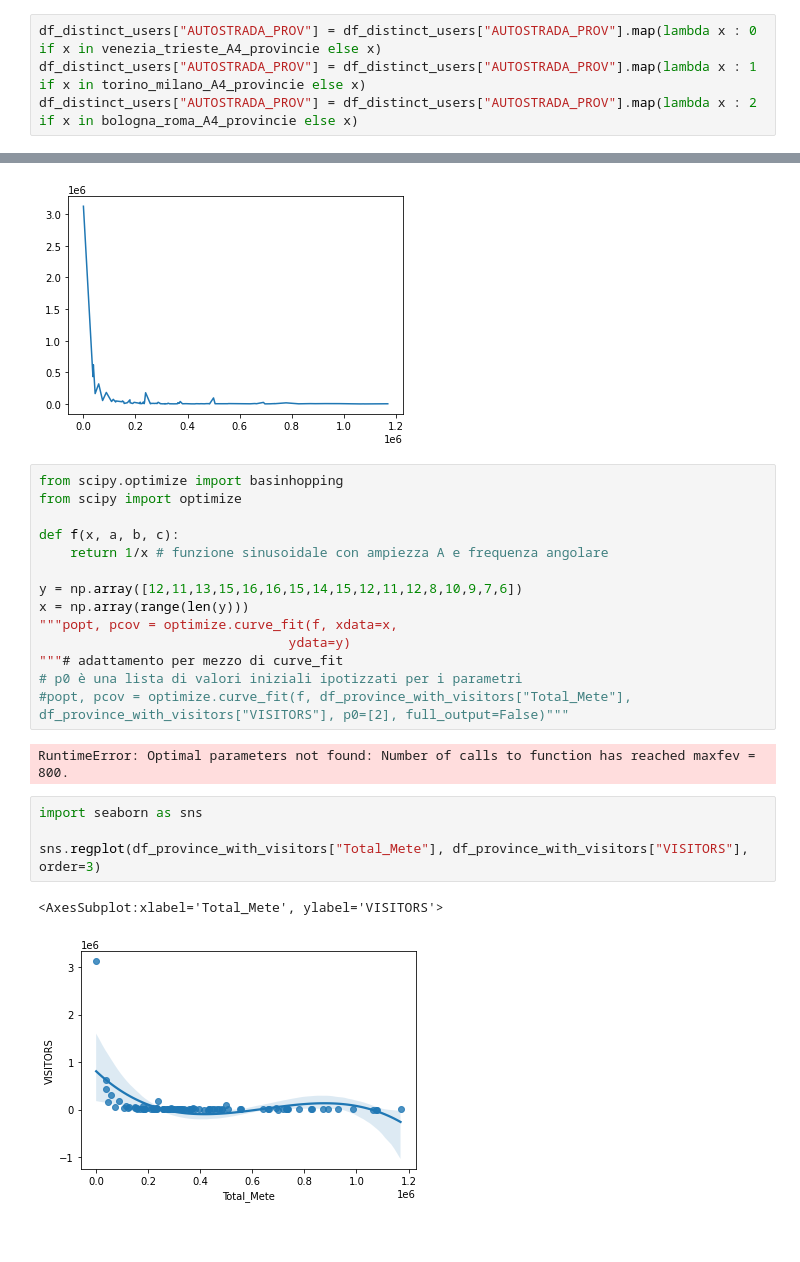
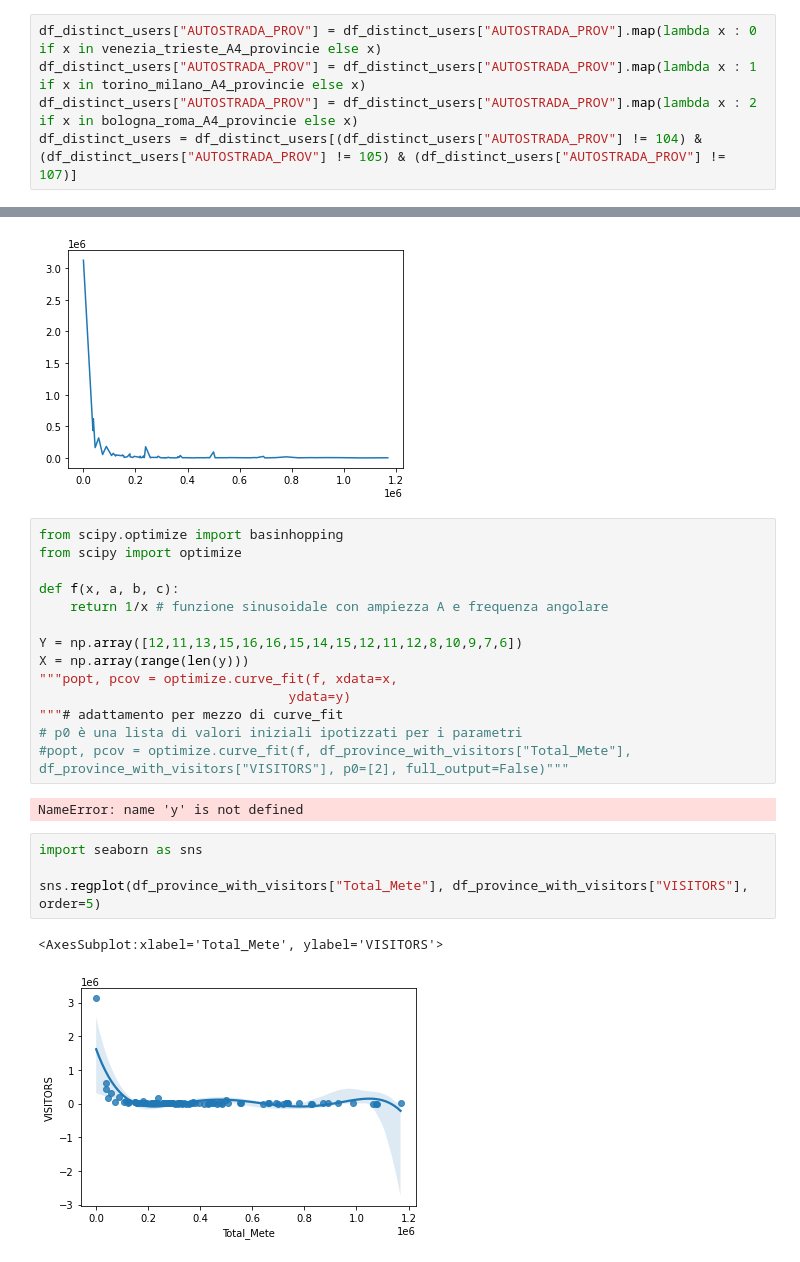
Before and after one commit to nico1654/project_work, a Jupyter notebook: Project_Work.ipynb, the cells around one changed output, grey strips where cells are left out. Saved outputs shown, nothing was run; the diff lists cells and outputs as text; blank space fills up the shorter version.

```diff
--- a/Project_Work.ipynb
+++ b/Project_Work.ipynb
@@ -273,5 +275,6 @@ df_distinct_users.loc[:, "AUTOSTRADA_PROV"] = df_distinct_users.loc[:, "COD_PRO"
 df_distinct_users["AUTOSTRADA_PROV"] = df_distinct_users["AUTOSTRADA_PROV"].map(lambda x : 0 if x in venezia_trieste_A4_provincie else x)
 df_distinct_users["AUTOSTRADA_PROV"] = df_distinct_users["AUTOSTRADA_PROV"].map(lambda x : 1 if x in torino_milano_A4_provincie else x)
 df_distinct_users["AUTOSTRADA_PROV"] = df_distinct_users["AUTOSTRADA_PROV"].map(lambda x : 2 if x in bologna_roma_A4_provincie else x)
+df_distinct_users = df_distinct_users[(df_distinct_users["AUTOSTRADA_PROV"] != 104) & (df_distinct_users["AUTOSTRADA_PROV"] != 105) & (df_distinct_users["AUTOSTRADA_PROV"] != 107)]
 # %%
 df_grouped_by_road_3_region = df_distinct_users.groupby(by=["DOW", "AUTOSTRADA_PROV"]).agg({"VISITORS": "sum"})
@@ -396,19 +402,19 @@ from scipy import optimize
 def f(x, a, b, c):
     return 1/x # funzione sinusoidale con ampiezza A e frequenza angolare
 
-y = np.array([12,11,13,15,16,16,15,14,15,12,11,12,8,10,9,7,6])
-x = np.array(range(len(y)))
+Y = np.array([12,11,13,15,16,16,15,14,15,12,11,12,8,10,9,7,6])
+X = np.array(range(len(y)))
 """popt, pcov = optimize.curve_fit(f, xdata=x,
                                 ydata=y)
 """# adattamento per mezzo di curve_fit
 # p0 è una lista di valori iniziali ipotizzati per i parametri
 #popt, pcov = optimize.curve_fit(f, df_province_with_visitors["Total_Mete"], df_province_with_visitors["VISITORS"], p0=[2], full_output=False)"""
 # %% [output]
-RuntimeError: Optimal parameters not found: Number of calls to function has reached maxfev = 800.
+NameError: name 'y' is not defined
 # %%
 import seaborn as sns
 
-sns.regplot(df_province_with_visitors["Total_Mete"], df_province_with_visitors["VISITORS"], order=3)
+sns.regplot(df_province_with_visitors["Total_Mete"], df_province_with_visitors["VISITORS"], order=5)
 # %% [output]
 <AxesSubplot:xlabel='Total_Mete', ylabel='VISITORS'>
-[figure, old version]
+[figure, new version]
```
Also changed, not shown: parts of 6 cells of this notebook.
